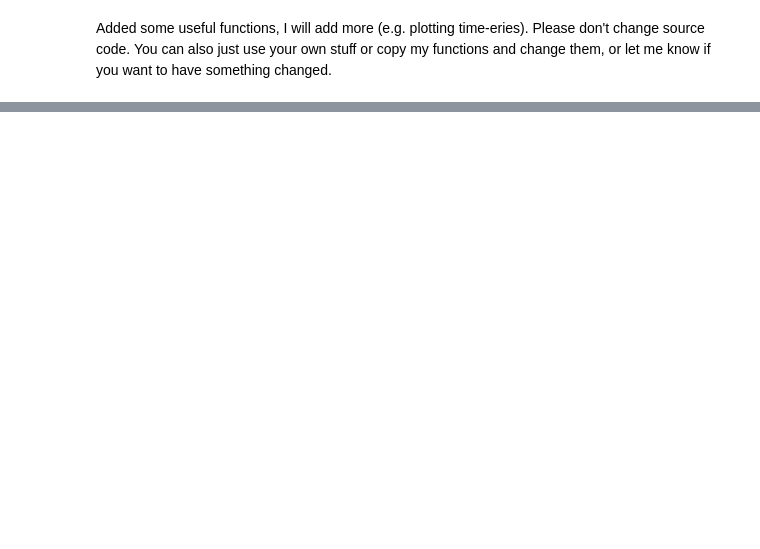
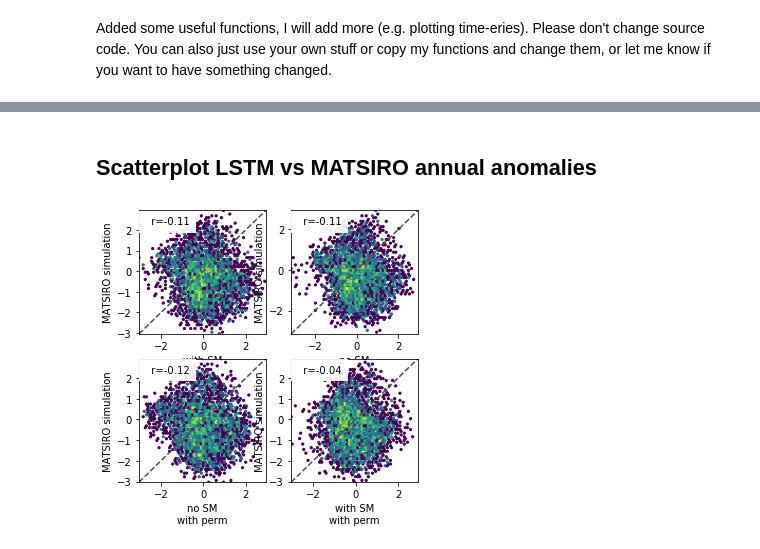
Before and after one commit to bask0/dl4es_ch18, a Jupyter notebook: src/notebooks/exp2.ipynb, the cells around one changed output, grey strips where cells are left out. Cells and saved outputs as stored; diff of their text form; code cells hidden in the pictures; blank space fills up the shorter version.

```diff
--- a/src/notebooks/exp2.ipynb
+++ b/src/notebooks/exp2.ipynb
@@ -124,0 +124,31 @@ plot_map(met.mef, vmin=-1, robust=True, ax=axes[2])
+# %%
+##Amazon
+
+# No permutation with soil moisture
+amazon_raw_wn_annual = amazon_raw_wn.groupby('time.year').mean('time')
+amazon_raw_wn_std = amazon_raw_wn.groupby('time.year').mean('time').std('year')
+amazon_raw_wn_mean = amazon_raw_wn.groupby('time.year').mean('time').mean('year')
+amazon_raw_wn_anomaly_standarise = (amazon_raw_wn_annual - amazon_raw_wn_mean) / amazon_raw_wn_std
+amazon_raw_obs_anomaly_standarise_detrend = signal.detrend(amazon_raw_wn_anomaly_standarise.obs.mean(('lat', 'lon')))
+amazon_raw_wn_anomaly_standarise_detrend = signal.detrend(amazon_raw_wn_anomaly_standarise.mod.mean(('lat', 'lon')))
+
+# No permutation no soil moisture
+amazon_raw_nn_annual = amazon_raw_nn.groupby('time.year').mean('time')
+amazon_raw_nn_std = amazon_raw_nn.groupby('time.year').mean('time').std('year')
+amazon_raw_nn_mean = amazon_raw_nn.groupby('time.year').mean('time').mean('year')
+amazon_raw_nn_anomaly_standarise = (amazon_raw_nn_annual - amazon_raw_nn_mean) / amazon_raw_nn_std
+amazon_raw_nn_anomaly_standarise_detrend = signal.detrend(amazon_raw_nn_anomaly_standarise.mod.mean(('lat', 'lon')))
+
+# Permutation with soil moisture
+amazon_raw_ww_annual = amazon_raw_ww.groupby('time.year').mean('time')
+amazon_raw_ww_std = amazon_raw_ww.groupby('time.year').mean('time').std('year')
+amazon_raw_ww_mean = amazon_raw_ww.groupby('time.year').mean('time').mean('year')
+amazon_raw_ww_anomaly_standarise = (amazon_raw_ww_annual - amazon_raw_ww_mean) / amazon_raw_ww_std
+amazon_raw_ww_anomaly_standarise_detrend = signal.detrend(amazon_raw_ww_anomaly_standarise.mod.mean(('lat', 'lon')))
+
+# Permutation no soil moisture
+amazon_raw_nw_annual = amazon_raw_nw.groupby('time.year').mean('time')
+amazon_raw_nw_std = amazon_raw_nw.groupby('time.year').mean('time').std('year')
+amazon_raw_nw_mean = amazon_raw_nw.groupby('time.year').mean('time').mean('year')
+amazon_raw_nw_anomaly_standarise = (amazon_raw_nw_annual - amazon_raw_nw_mean) / amazon_raw_nw_std
+amazon_raw_nw_anomaly_standarise_detrend = signal.detrend(amazon_raw_nw_anomaly_standarise.mod.mean(('lat', 'lon')))
@@ -124,0 +337,15 @@ plot_map(met.mef, vmin=-1, robust=True, ax=axes[2])
+# %% [markdown]
+## Scatterplot LSTM vs MATSIRO annual anomalies
+# %%
+fig, ax = plt.subplots(2, 2, figsize=(5, 5))
+plot_hexbin(amazon_raw_wn_anomaly_standarise.sel(year = 2005).mod, amazon_raw_wn_anomaly_standarise.sel(year = 2005).obs,
+           xlabel= 'with SM\nno perm', ylabel= 'MATSIRO simulation', ax=ax[0,0])
+plot_hexbin(amazon_raw_nn_anomaly_standarise.sel(year = 2005).mod, amazon_raw_nn_anomaly_standarise.sel(year = 2005).obs,
+           xlabel= 'no SM\nno perm', ylabel= 'MATSIRO simulation', ax=ax[0,1])
+plot_hexbin(amazon_raw_ww_anomaly_standarise.sel(year = 2005).mod, amazon_raw_nw_anomaly_standarise.sel(year = 2005).obs,
+           xlabel= 'no SM\nwith perm', ylabel= 'MATSIRO simulation', ax=ax[1,0])
+plot_hexbin(amazon_raw_nw_anomaly_standarise.sel(year = 2005).mod, amazon_raw_ww_anomaly_standarise.sel(year = 2005).obs,
+           xlabel= 'with SM\nwith perm', ylabel= 'MATSIRO simulation', ax=ax[1,1])
+plt.savefig('/workspace/bkraft/dl_chapter14/src/notebooks/exp2_figures/annual_anomaly_amazon_scatter.png', dpi=300)
+# %% [output]
+[figure, added]
```
Also changed, not shown: parts of 49 cells of this notebook, 53 other files.
